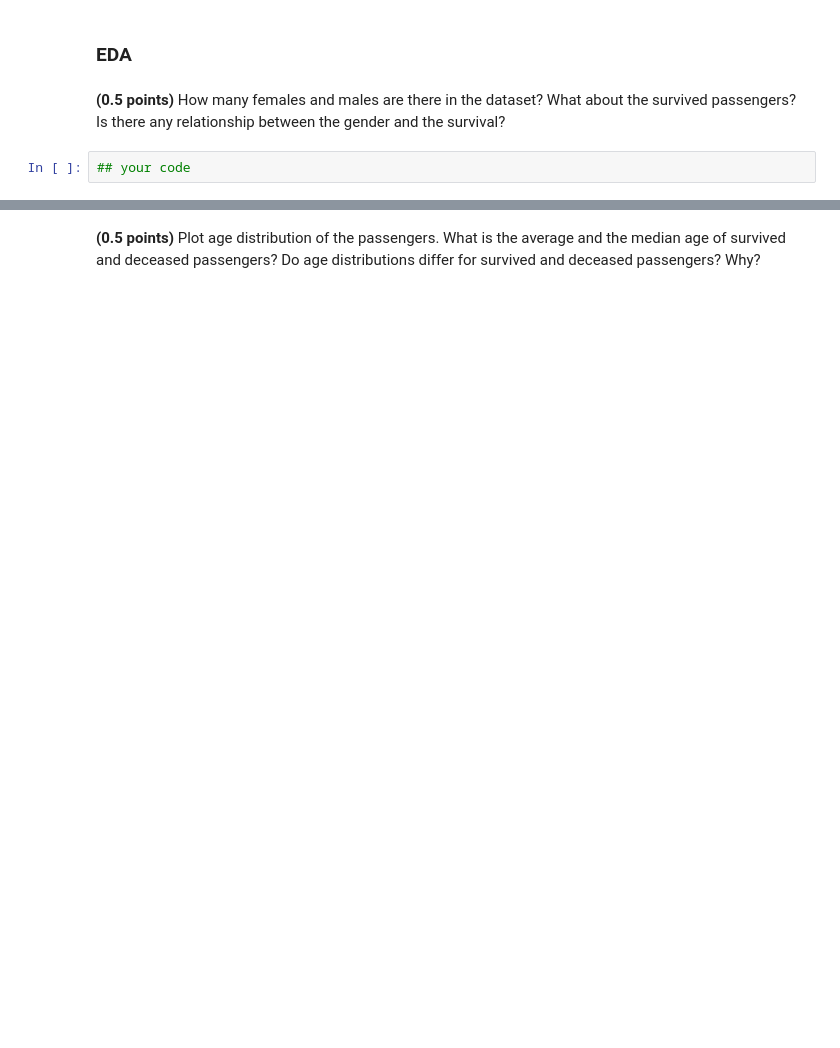
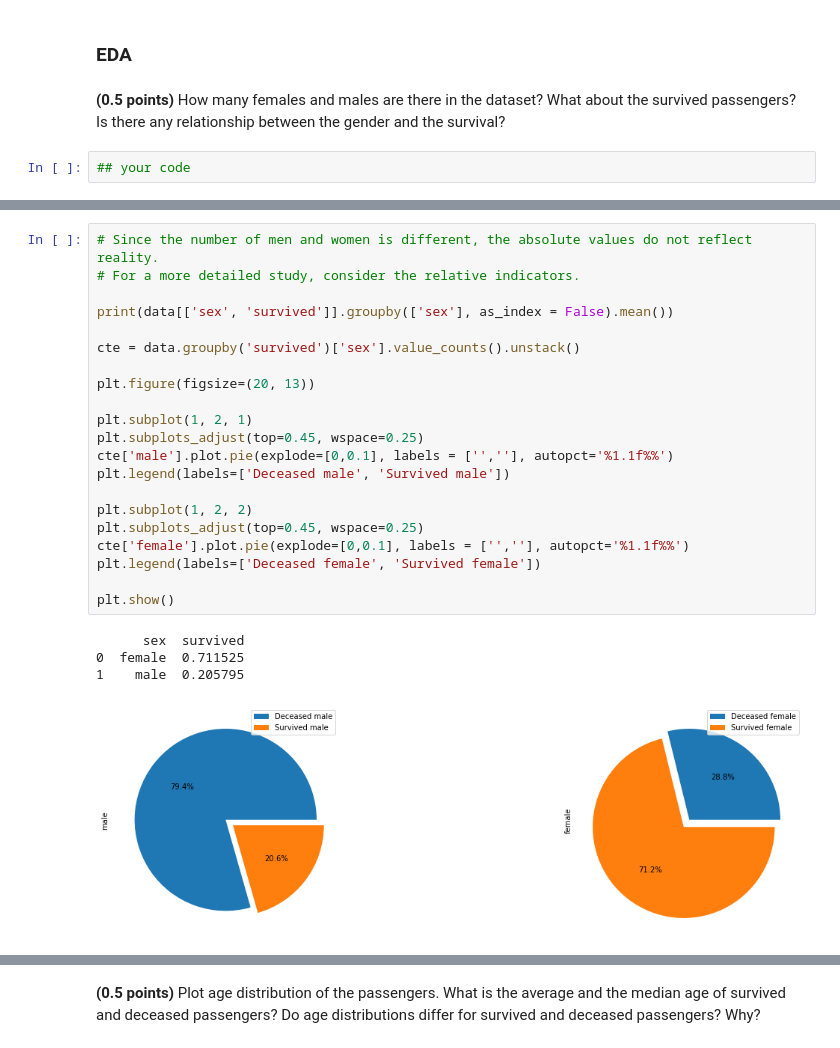
Before and after one commit to kastrubait/ml-intro-2022Q1, a Jupyter notebook: task-5_hw_classification.ipynb, the cells around one changed output, grey strips where cells are left out. Cells and saved outputs as stored; diff of their text form; blank space fills up the shorter version.

```diff
--- a/task-5_hw_classification.ipynb
+++ b/task-5_hw_classification.ipynb
@@ -511,0 +567,26 @@ data.head()
+# %%
+# Since the number of men and women is different, the absolute values do not reflect reality.
+# For a more detailed study, consider the relative indicators.
+
+print(data[['sex', 'survived']].groupby(['sex'], as_index = False).mean())
+
+cte = data.groupby('survived')['sex'].value_counts().unstack()
+
+plt.figure(figsize=(20, 13))
+
+plt.subplot(1, 2, 1)
+plt.subplots_adjust(top=0.45, wspace=0.25)
+cte['male'].plot.pie(explode=[0,0.1], labels = ['',''], autopct='%1.1f%%')
+plt.legend(labels=['Deceased male', 'Survived male'])
+
+plt.subplot(1, 2, 2)
+plt.subplots_adjust(top=0.45, wspace=0.25)
+cte['female'].plot.pie(explode=[0,0.1], labels = ['',''], autopct='%1.1f%%')
+plt.legend(labels=['Deceased female', 'Survived female'])
+
+plt.show()
+# %% [output]
+      sex  survived
+0  female  0.711525
+1    male  0.205795
+[figure, added]
```
Also changed, not shown: parts of 46 cells of this notebook, 2 other files.
